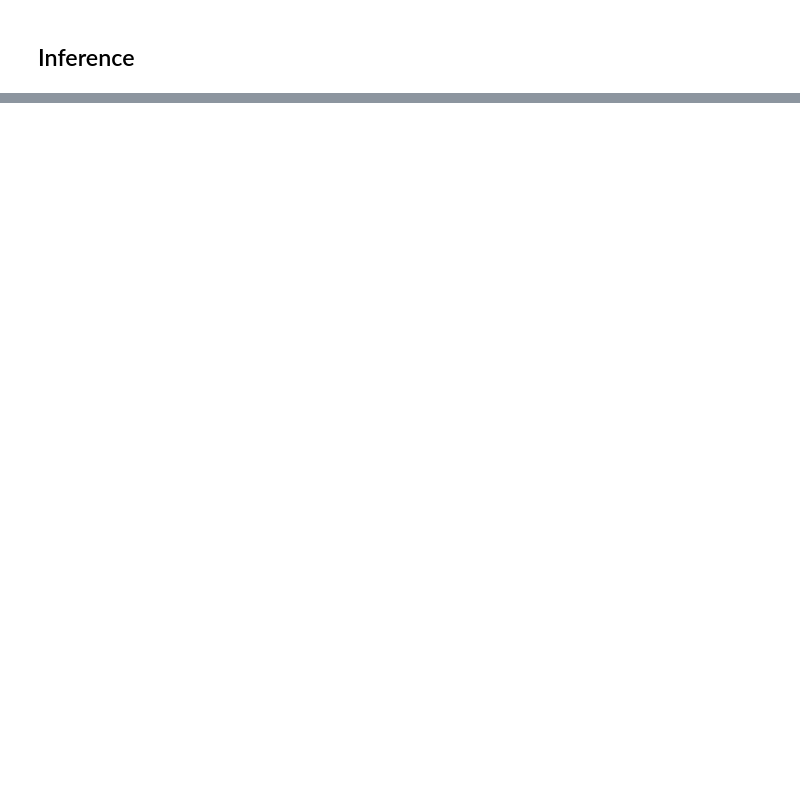
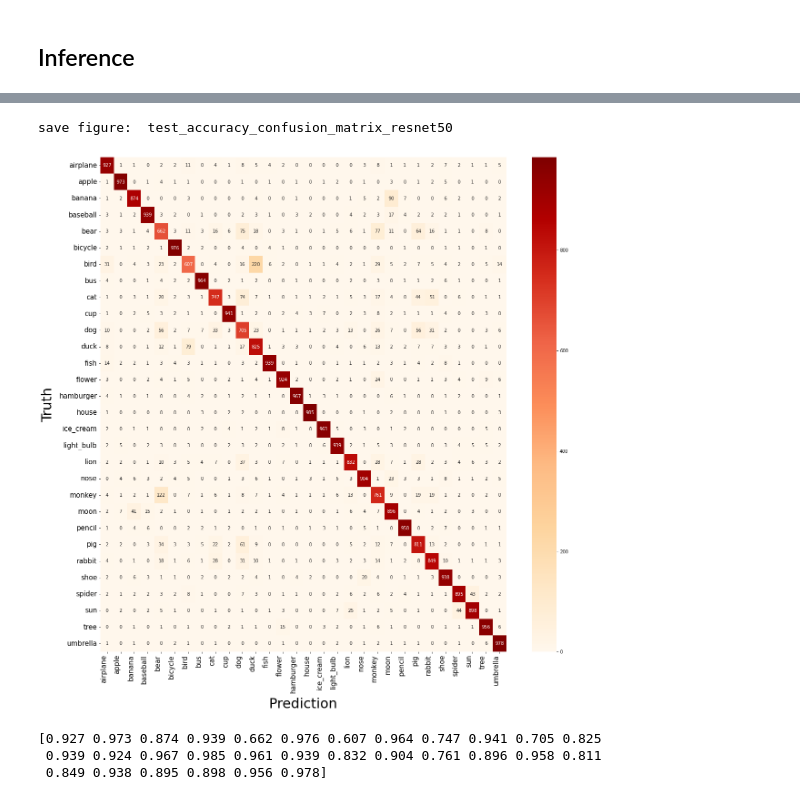
Before and after one commit to watchstep/draw9, a Jupyter notebook: model/main.ipynb, the cells around one changed output, grey strips where cells are left out. Drawn from its saved outputs; the diff is of its cells as text; code cells hidden in the pictures; blank space fills up the shorter version.

```diff
--- a/model/main.ipynb
+++ b/model/main.ipynb
@@ -281,0 +298,38 @@ save figure:  pencil
+# %%
+from sklearn.metrics import confusion_matrix
+import pandas as pd
+import seaborn as sns
+
+
+num_classes = len(classes)
+confusion_matrix = np.zeros((num_classes, num_classes))
+
+model_.eval()
+with torch.no_grad():
+    for (X, y) in test_loader:
+        X = X.type(torch.float32).to(DEVICE)
+        y = y.type(torch.LongTensor).to(DEVICE)
+        y_pred = model_(X).argmax(dim=1, keepdim = True)
+        y_truth = y
+        for truth, pred in zip(y.view(-1), y_pred.view(-1)):
+            confusion_matrix[truth.long(), pred.long()] += 1
+
+plt.figure(figsize=(20, 20))
+
+df_cm = pd.DataFrame(confusion_matrix, index=classes, columns=classes).astype(int)
+heatmap = sns.heatmap(df_cm, annot=True, fmt="d", cmap='OrRd')
+
+heatmap.yaxis.set_ticklabels(heatmap.yaxis.get_ticklabels(), rotation=0, ha='right',fontsize=15)
+heatmap.xaxis.set_ticklabels(heatmap.xaxis.get_ticklabels(), rotation=90, ha='right',fontsize=15)
+plt.ylabel('Truth', fontsize = 30, labelpad=10)
+plt.xlabel('Prediction', fontsize = 30, labelpad=10)
+save_figure('test_accuracy_confusion_matrix_resnet50')
+# %% [output]
+save figure:  test_accuracy_confusion_matrix_resnet50
+[figure, added]
+# %%
+print(np.diag(confusion_matrix) / confusion_matrix.sum(1))
+# %% [output]
+[0.927 0.973 0.874 0.939 0.662 0.976 0.607 0.964 0.747 0.941 0.705 0.825
+ 0.939 0.924 0.967 0.985 0.961 0.939 0.832 0.904 0.761 0.896 0.958 0.811
+ 0.849 0.938 0.895 0.898 0.956 0.978]
```
Also changed, not shown: parts of 14 cells of this notebook, 43 other files.
